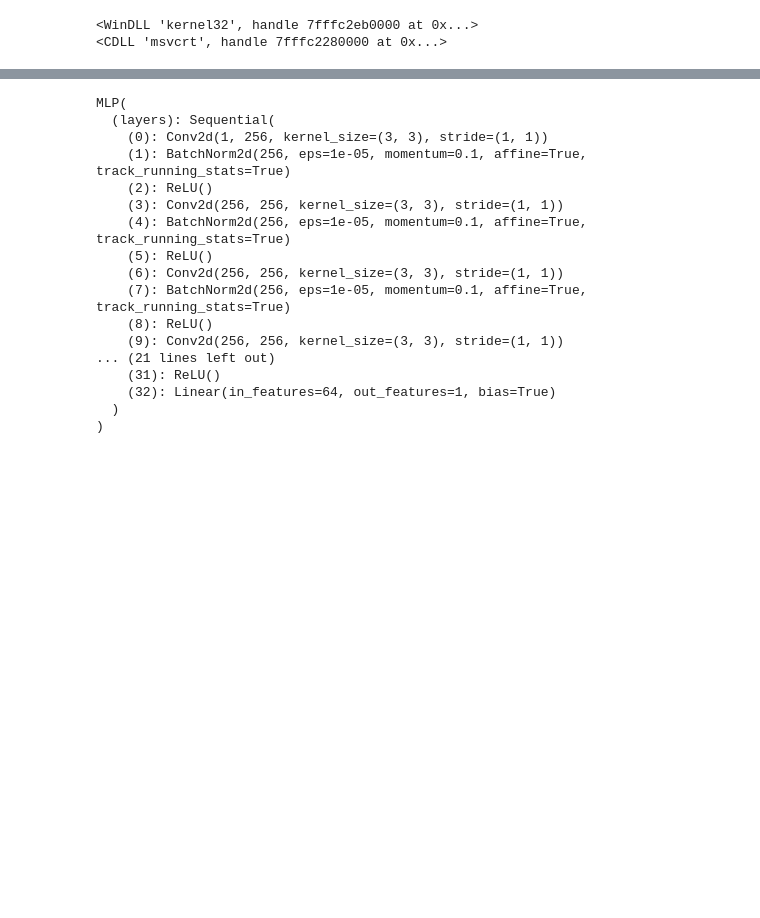
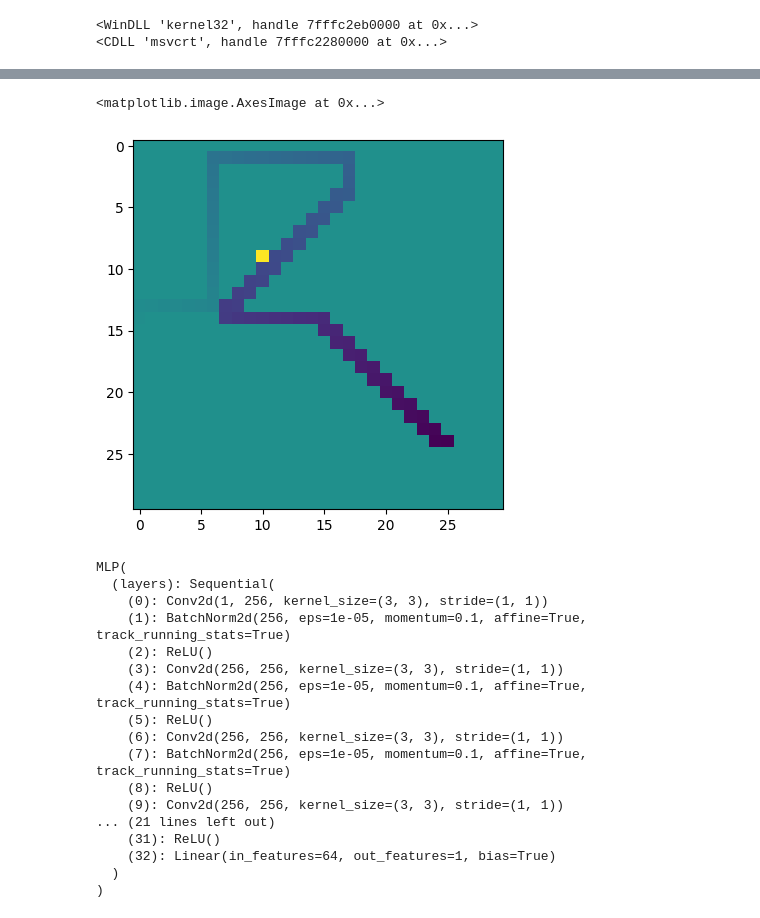
Before and after one commit to BradyWynn/snake, a Jupyter notebook: Snake.ipynb, the cells around one changed output, grey strips where cells are left out. Drawn from its saved outputs; the diff is of its cells as text; code cells hidden in the pictures; blank space fills up the shorter version.

```diff
--- a/Snake.ipynb
+++ b/Snake.ipynb
@@ -16,3 +27,15 @@ libc = cdll.msvcrt
+# %%
+board = np.ones((30, 30))
+apple = (9, 10)
+snake = [(24, 25),(24, 24),(23, 24),(23, 23),(22, 23),(22, 22),(21, 22),(21, 21),(20, 21),(20, 20),(19, 20),(19, 19),(18, 19),(18, 18),(17, 18),(17, 17),(16, 17),(16, 16),(15, 16),(15, 15),(14, 15),(14, 14),(14, 13),(14, 12),(14, 11),(14, 10),(14, 9),(14, 8),(14, 7),(14, 7),(13, 7),(13, 8),(12, 8),(12, 9),(11, 9),(11, 10),(10, 10),(10, 11),(9,
+11),(9, 12),(8, 12),(8, 13),(7, 13),(7, 14),(6, 14),(6, 15),(5, 15),(5, 16),(4, 16),(4, 17),(3, 17),(2, 17),(1, 17),(1, 17),(1, 16),(1, 15),(1, 14),(1, 13),(1, 12),(1, 11),(1, 10),(1, 9),(1, 8),(1, 7),(1, 6),(2, 6),(3, 6),(4, 6),(5, 6),(6, 6),(7, 6),(8, 6),(9, 6),(10, 6),(11, 6),(12, 6),(13, 6),(13, 5),(13, 4),(13, 3),(13, 2),(13, 1),(13, 0),(14, 0),]
+for i, node in enumerate(snake):
+    board[node] = 0+i/len(snake)
+board[apple] = 2
+plt.imshow(board)
+# %% [output]
+<matplotlib.image.AxesImage at 0x...>
+[figure, added]
 # %%
 board_size = 30
 device = torch.device('cuda')
```
Also changed, not shown: parts of 1 cell of this notebook, 6 other files.
